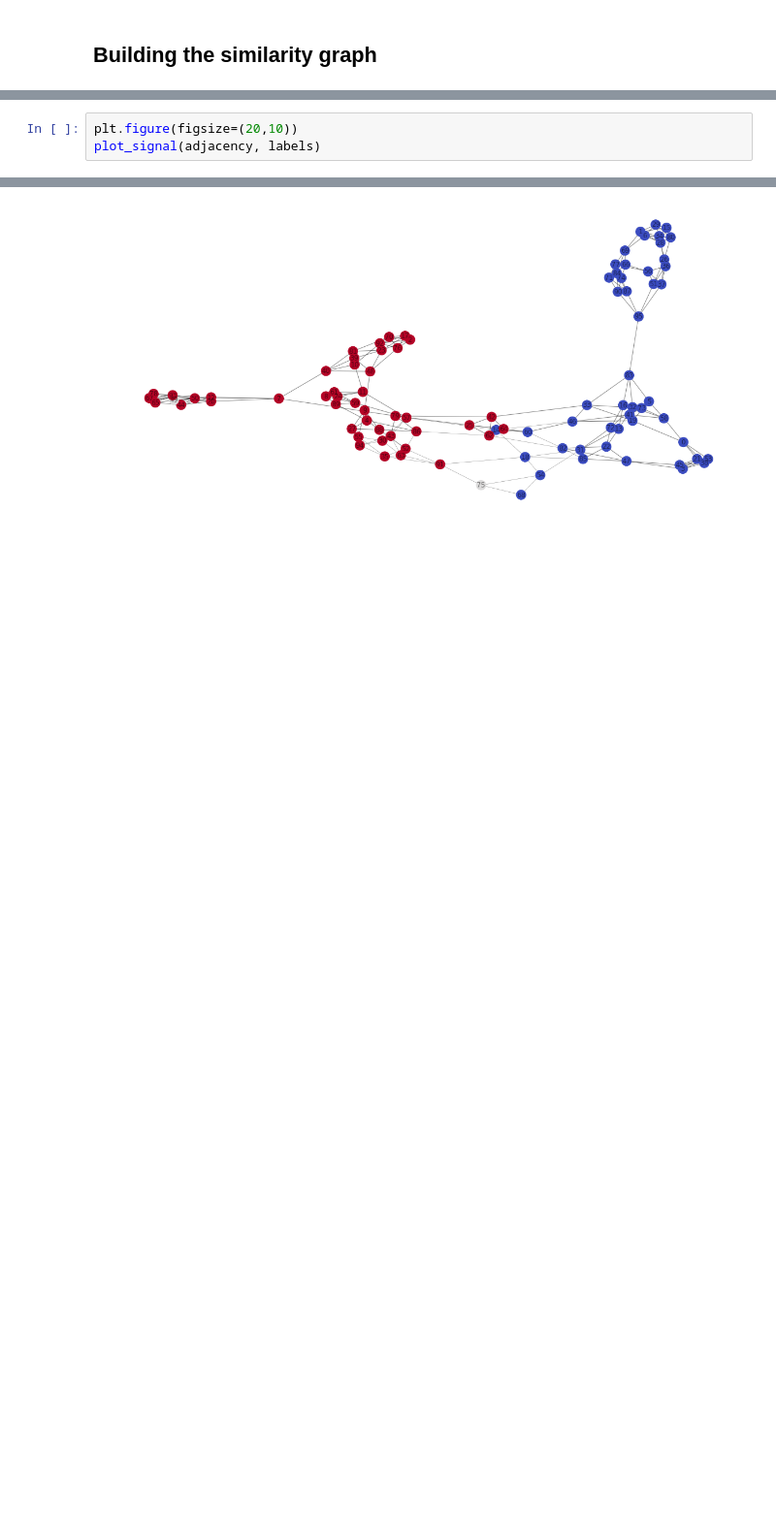
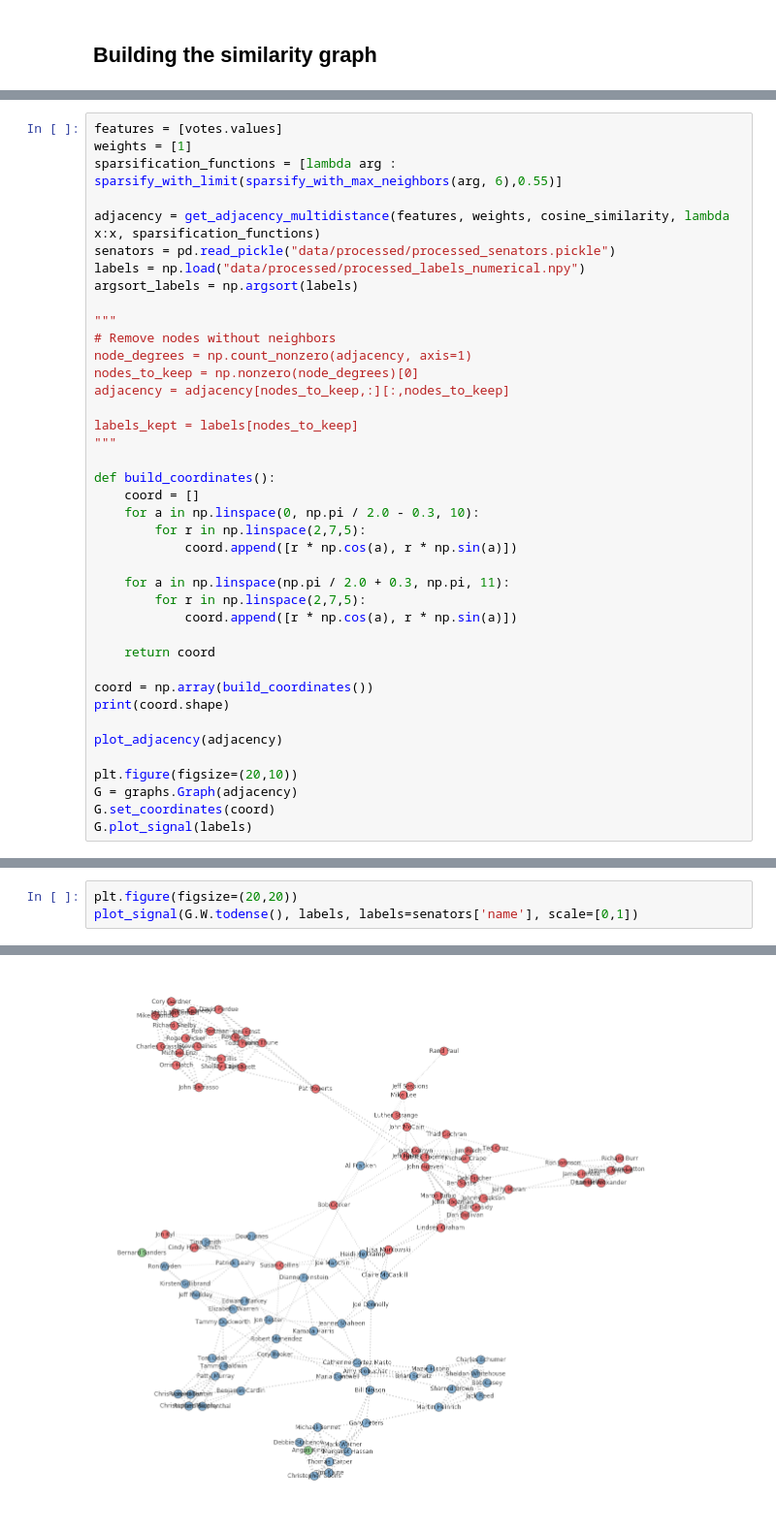
Before and after one commit to lkiel/US-Senators, a Jupyter notebook: Project Demonstration.ipynb, the cells around one changed output, grey strips where cells are left out. Shown at 97% size. Cells and saved outputs as stored; diff of their text form; blank space fills up the shorter version.

Commit message:
Implement graph embedding and improve graph visualisation

```diff
--- a/Project Demonstration.ipynb
+++ b/Project Demonstration.ipynb
@@ -53,0 +44,40 @@ plt.show()
+# %%
+features = [votes.values]
+weights = [1]
+sparsification_functions = [lambda arg : sparsify_with_limit(sparsify_with_max_neighbors(arg, 6),0.55)]
+
+adjacency = get_adjacency_multidistance(features, weights, cosine_similarity, lambda x:x, sparsification_functions)
+senators = pd.read_pickle("data/processed/processed_senators.pickle")
+labels = np.load("data/processed/processed_labels_numerical.npy")
+argsort_labels = np.argsort(labels)
+
+"""
+# Remove nodes without neighbors
+node_degrees = np.count_nonzero(adjacency, axis=1)
+nodes_to_keep = np.nonzero(node_degrees)[0]
+adjacency = adjacency[nodes_to_keep,:][:,nodes_to_keep]
+
+labels_kept = labels[nodes_to_keep]
+"""
+
+def build_coordinates():
+    coord = []
+    for a in np.linspace(0, np.pi / 2.0 - 0.3, 10):
+        for r in np.linspace(2,7,5):
+            coord.append([r * np.cos(a), r * np.sin(a)])
+
+    for a in np.linspace(np.pi / 2.0 + 0.3, np.pi, 11):
+        for r in np.linspace(2,7,5):
+            coord.append([r * np.cos(a), r * np.sin(a)])
+
+    return coord
+
+coord = np.array(build_coordinates())
+print(coord.shape)
+
+plot_adjacency(adjacency)
+
+plt.figure(figsize=(20,10))
+G = graphs.Graph(adjacency)
+G.set_coordinates(coord)
+G.plot_signal(labels)
@@ -54,4 +89,4 @@ plt.show()
 # %%
-plt.figure(figsize=(20,10))
-plot_signal(adjacency, labels)
+plt.figure(figsize=(20,20))
+plot_signal(G.W.todense(), labels, labels=senators['name'], scale=[0,1])
 # %% [output]
@@ -59 +94 @@ plot_signal(adjacency, labels)
-[figure, old version]
+[figure, new version]
```
Also changed, not shown: parts of 11 cells of this notebook, 4 other files.
